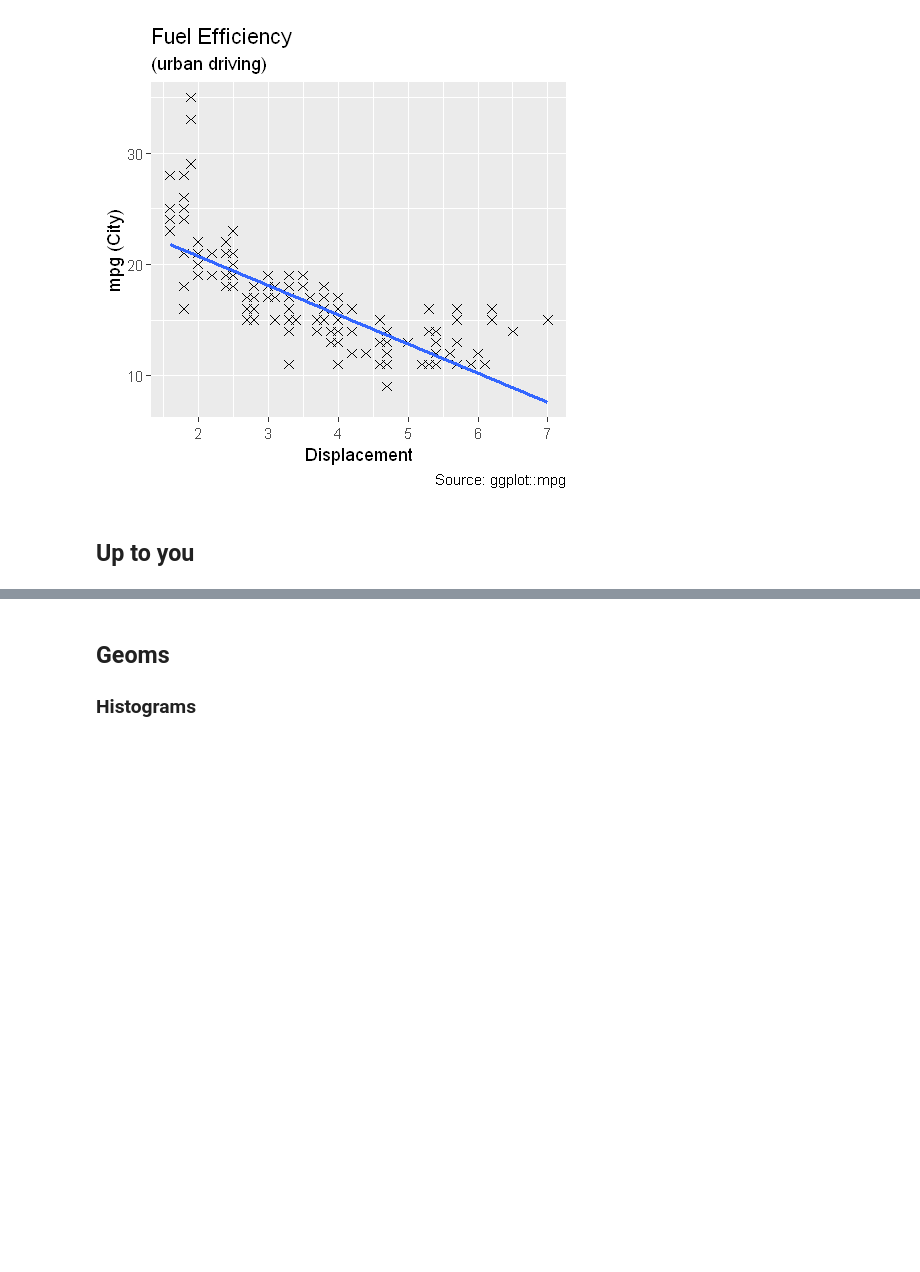
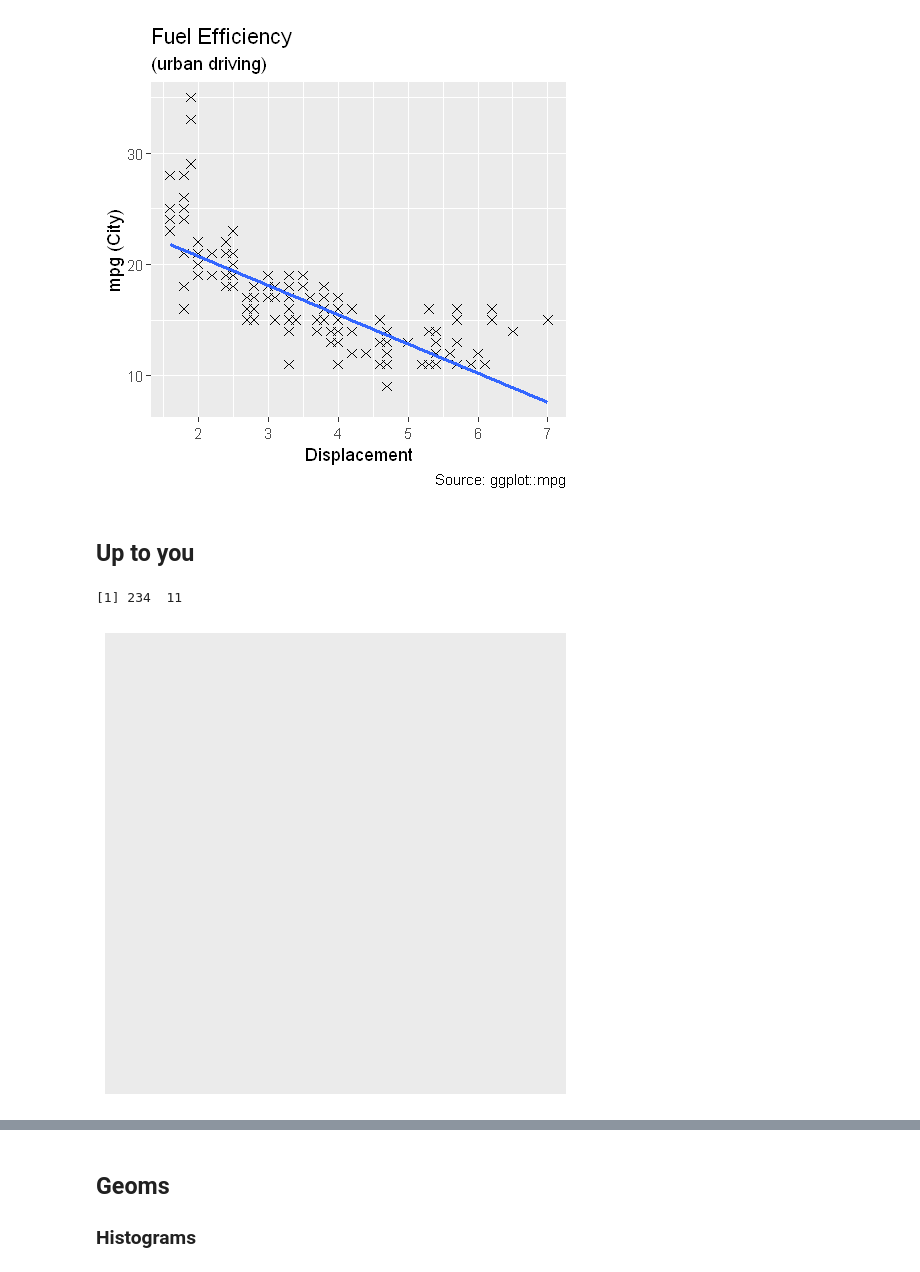
Before and after one commit to chrisflath/AIS_2019, a Jupyter notebook: notebooks/MPS_NB2_R_Visualization.ipynb, the cells around one changed output, grey strips where cells are left out. Drawn from its saved outputs; the diff is of its cells as text; code cells hidden in the pictures; blank space fills up the shorter version.

```diff
--- a/notebooks/MPS_NB2_R_Visualization.ipynb
+++ b/notebooks/MPS_NB2_R_Visualization.ipynb
@@ -39,8 +56,14 @@ geom_smooth(se = FALSE, method = "lm")
 # %% [markdown]
 ## Up to you
 # %%
-#how many rows and columns in data set mpg?
+#how many rows and columns in data set mpg
+dim(mpg)
+# %% [output]
+[1] 234  11
 # %%
 #Run ggplot(data = mpg). What do you see? Why?
+ggplot(data = mpg) #empty because there are no layers
+# %% [output]
+[figure, added]
 # %%
 #Make a scatterplot of hwy vs cyl.
```
Also changed, not shown: parts of 9 cells of this notebook, 3 other files.
